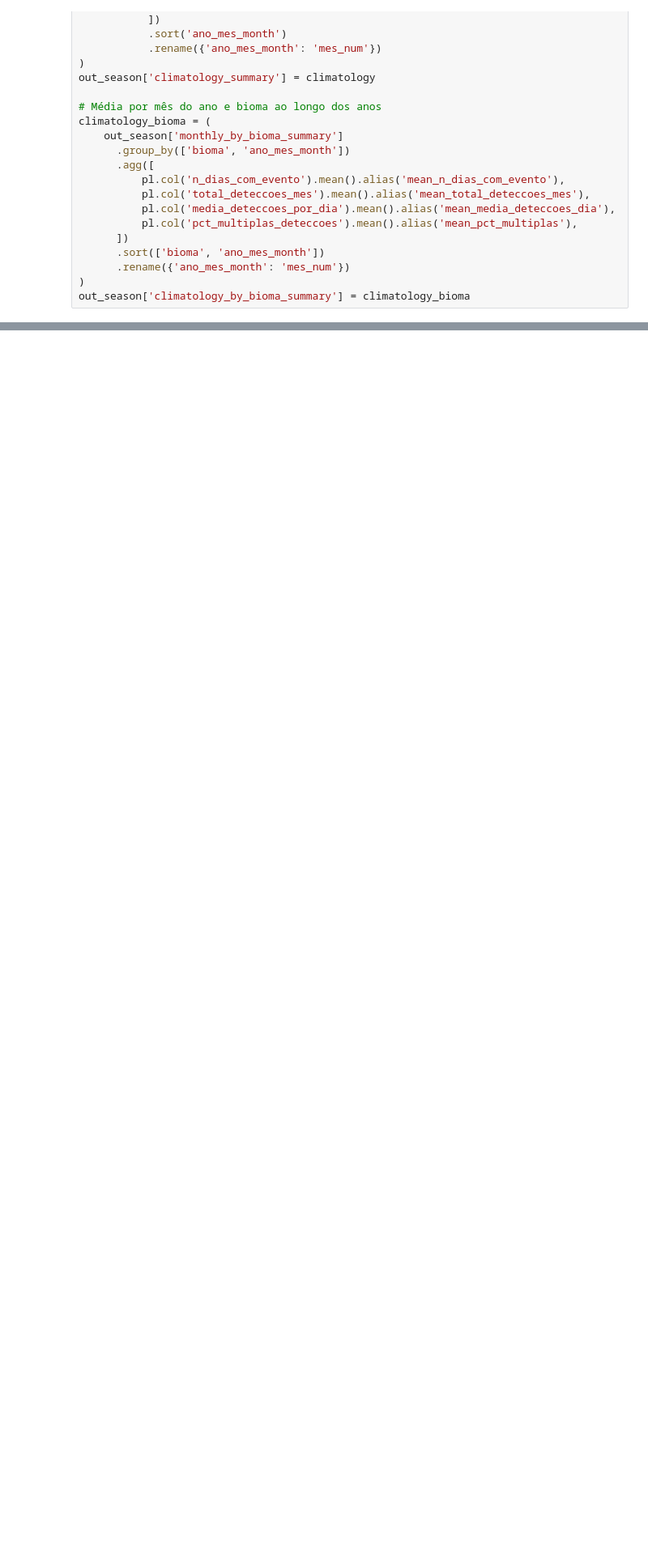
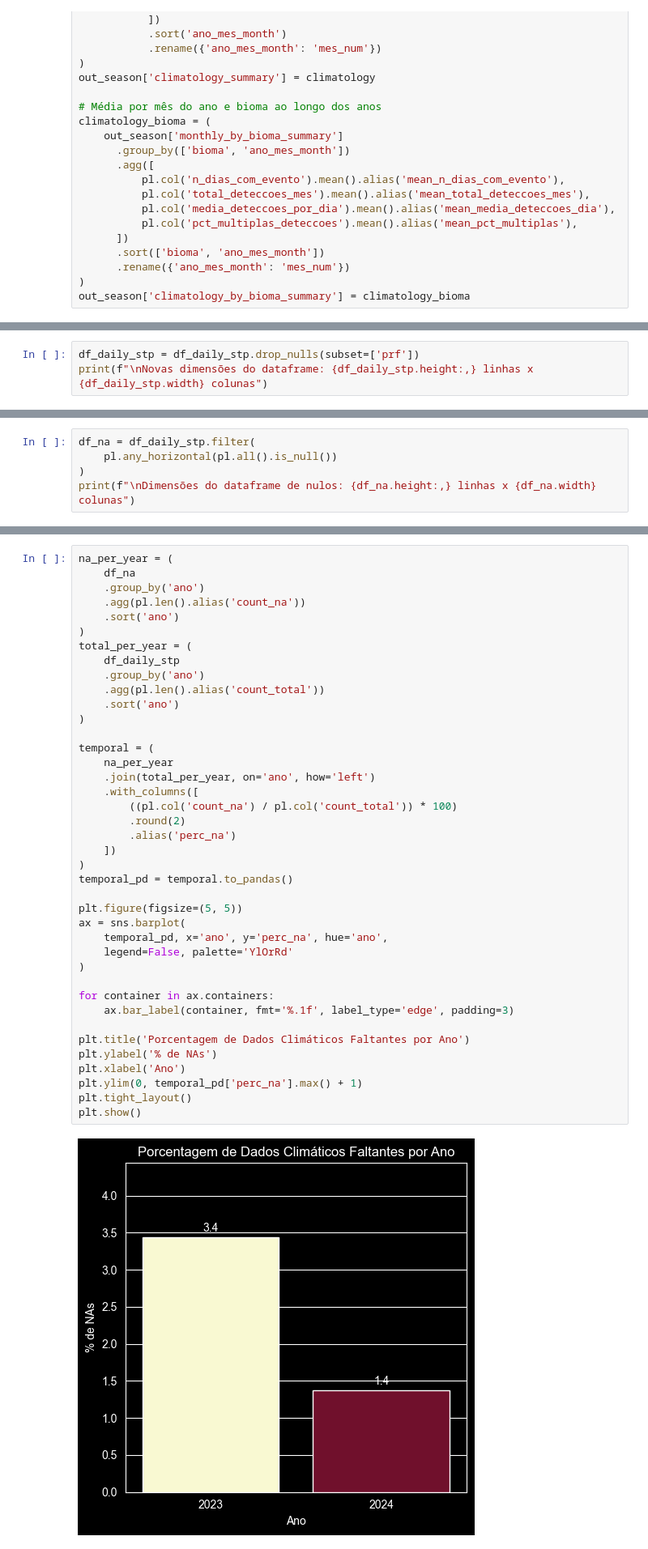
Before and after one commit to joaomarcosmb/queimadas, a Jupyter notebook: notebooks/1.0.0-eda-e-tratamento.ipynb, the cells around one changed output, grey strips where cells are left out. Shown at 81% size. Cells and saved outputs as stored; diff of their text form; blank space fills up the shorter version.

```diff
--- a/notebooks/1.0.0-eda-e-tratamento.ipynb
+++ b/notebooks/1.0.0-eda-e-tratamento.ipynb
@@ -674,0 +711,3 @@ shape: (5, 11)
+# %%
+df_daily_stp = df_daily_stp.drop_nulls(subset=['prf'])
+print(f"\nNovas dimensões do dataframe: {df_daily_stp.height:,} linhas x {df_daily_stp.width} colunas")
@@ -674,0 +716,5 @@ shape: (5, 11)
+# %%
+df_na = df_daily_stp.filter(
+    pl.any_horizontal(pl.all().is_null())
+)
+print(f"\nDimensões do dataframe de nulos: {df_na.height:,} linhas x {df_na.width} colunas")
@@ -674,0 +725,42 @@ shape: (5, 11)
+# %%
+na_per_year = (
+    df_na
+    .group_by('ano')
+    .agg(pl.len().alias('count_na'))
+    .sort('ano')
+)
+total_per_year = (
+    df_daily_stp
+    .group_by('ano')
+    .agg(pl.len().alias('count_total'))
+    .sort('ano')
+)
+
+temporal = (
+    na_per_year
+    .join(total_per_year, on='ano', how='left')
+    .with_columns([
+        ((pl.col('count_na') / pl.col('count_total')) * 100)
+        .round(2)
+        .alias('perc_na')
+    ])
+)
+temporal_pd = temporal.to_pandas()
+
+plt.figure(figsize=(5, 5))
+ax = sns.barplot(
+    temporal_pd, x='ano', y='perc_na', hue='ano',
+    legend=False, palette='YlOrRd'
+)
+
+for container in ax.containers:
+    ax.bar_label(container, fmt='%.1f', label_type='edge', padding=3)
+
+plt.title('Porcentagem de Dados Climáticos Faltantes por Ano')
+plt.ylabel('% de NAs')
+plt.xlabel('Ano')
+plt.ylim(0, temporal_pd['perc_na'].max() + 1)
+plt.tight_layout()
+plt.show()
+# %% [output]
+[figure, added]
```
Also changed, not shown: parts of 33 cells of this notebook, 7 other files.
